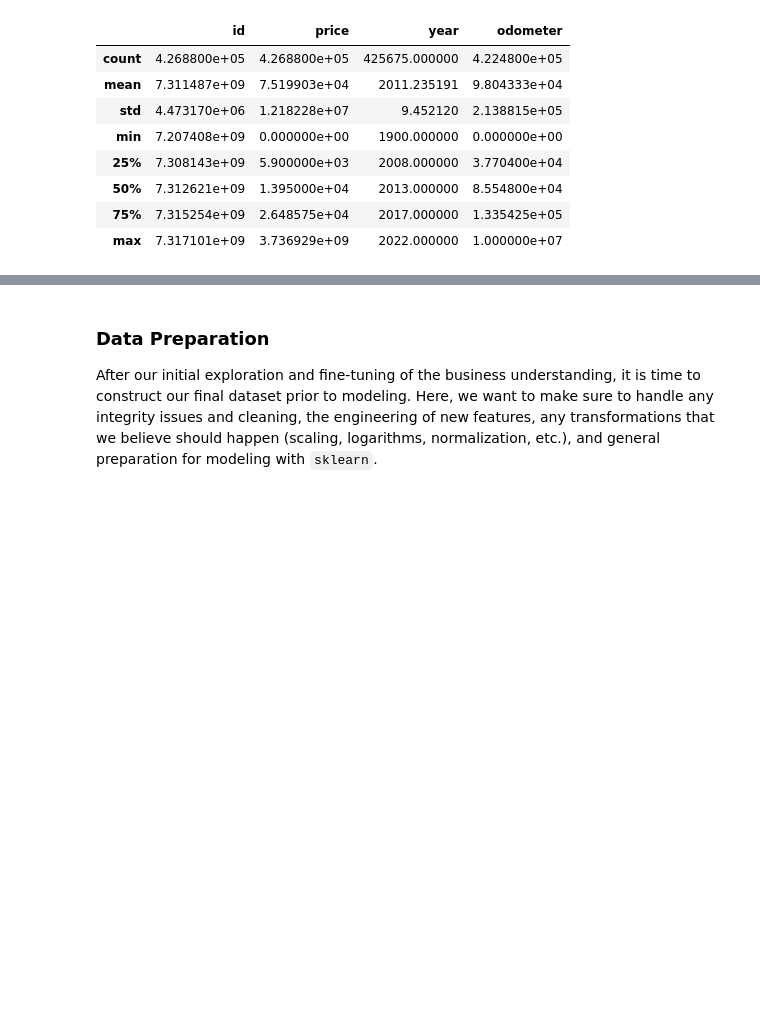
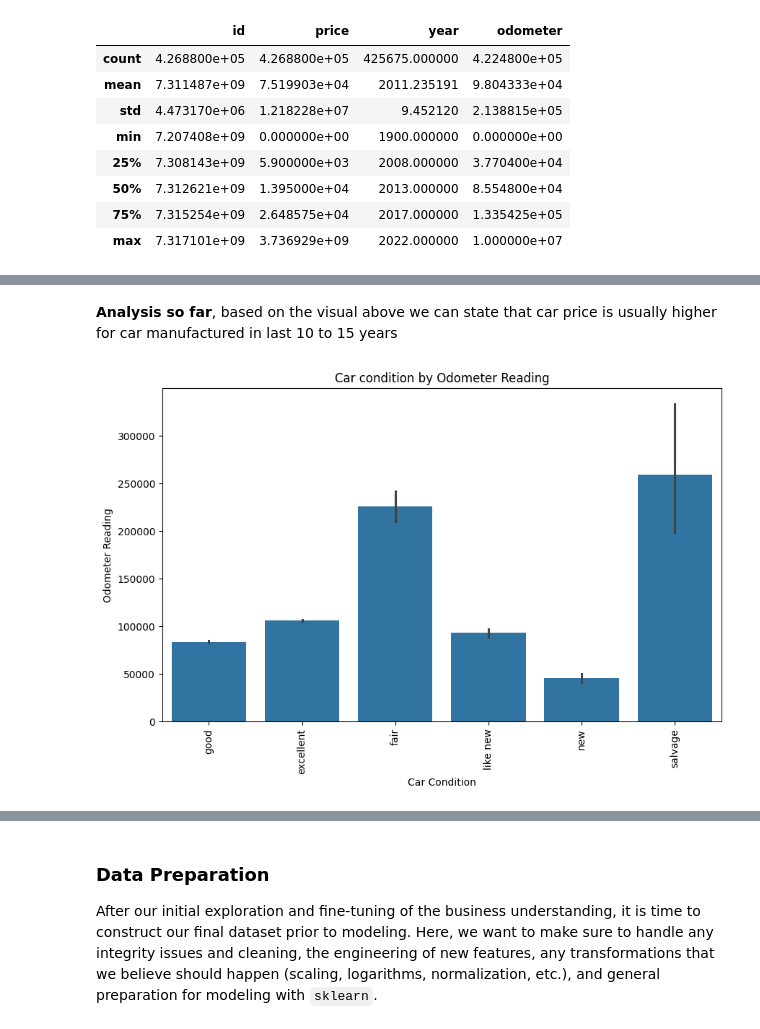
Before and after one commit to ashrivastav33/predict_car_price, a Jupyter notebook: code/predict_car_price_ashri33.ipynb, the cells around one changed output, grey strips where cells are left out. Saved outputs shown, nothing was run; the diff lists cells and outputs as text; code cells hidden in the pictures; blank space fills up the shorter version.

```diff
--- a/code/predict_car_price_ashri33.ipynb
+++ b/code/predict_car_price_ashri33.ipynb
@@ -92,0 +129,13 @@ used_vehicle_df.describe()
+# %% [markdown]
+**Analysis so far**, based on the visual above we can state that car price is usually higher for car manufactured in last 10 to 15 years
+# %%
+#Creating Bar plots using seaborn library had to rotate labels at 90 degree as it was looking not good in deafult setting
+plt.figure(figsize=(10, 6))
+sns.barplot(x='condition', y='odometer', data=used_vehicle_df)
+plt.title('Car condition by Odometer Reading')
+plt.xlabel('Car Condition')
+plt.xticks(rotation=90)
+plt.ylabel('Odometer Reading')
+plt.show()
+# %% [output]
+[figure, added]
```
Also changed, not shown: parts of 16 cells of this notebook.
